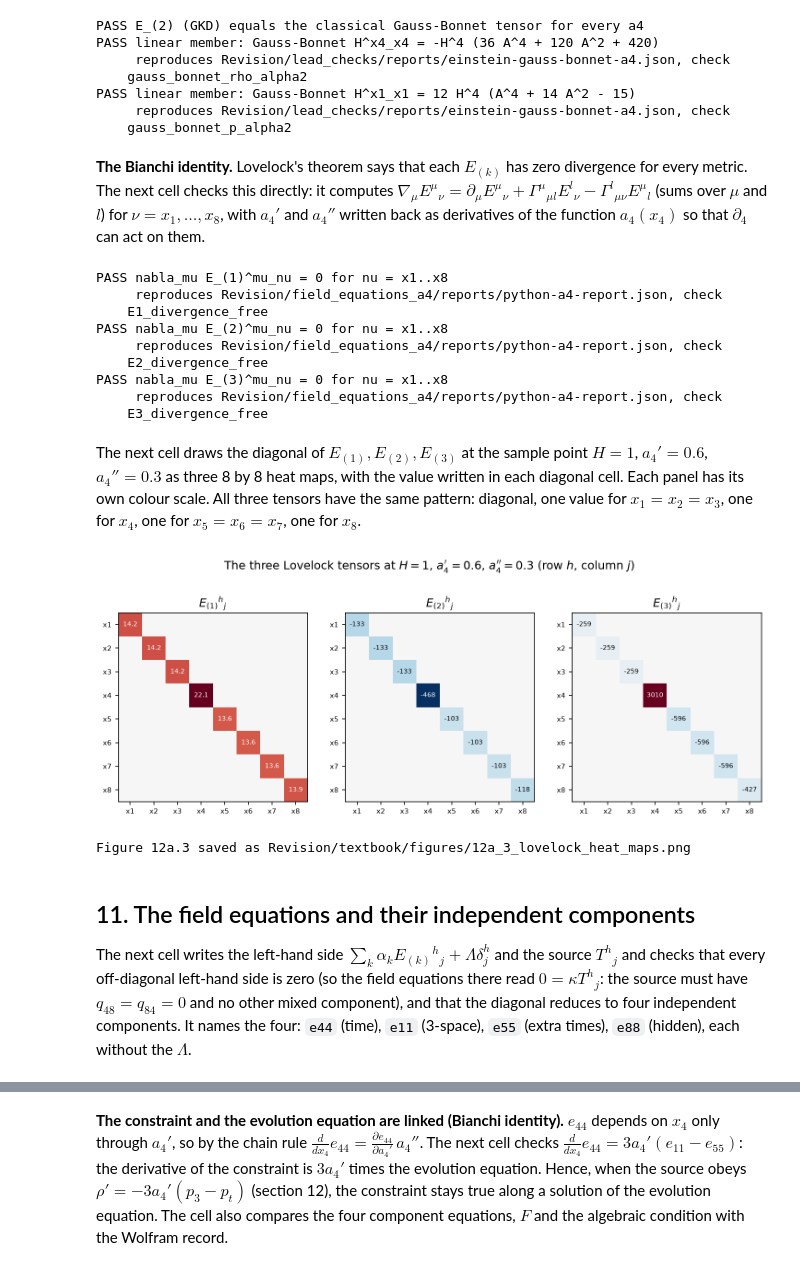
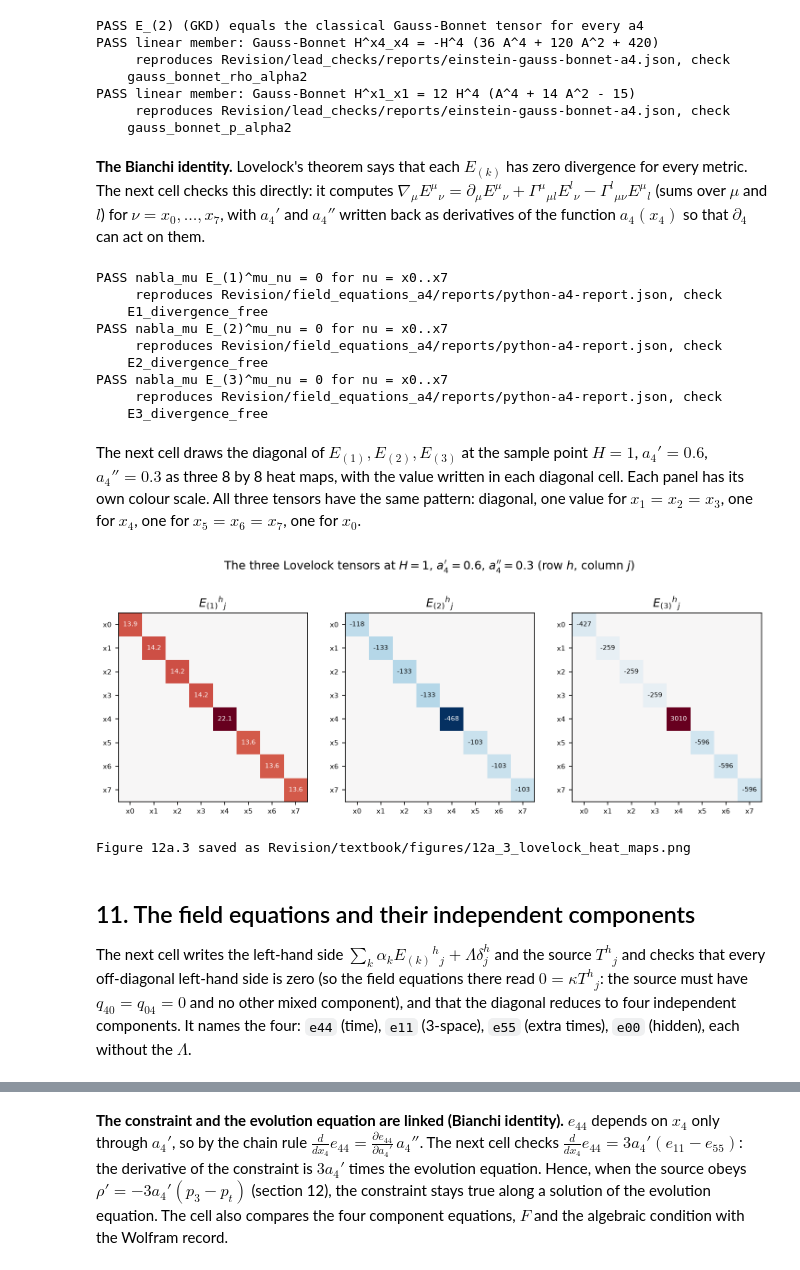
Before and after one commit to once-ere/Dirac_claude, a Jupyter notebook: Revision/textbook/notebooks/12a_a4_field_equations.ipynb, the cells around one changed output, grey strips where cells are left out. Cells and saved outputs as stored; diff of their text form; code cells hidden in the pictures.

```diff
--- a/Revision/textbook/notebooks/12a_a4_field_equations.ipynb
+++ b/Revision/textbook/notebooks/12a_a4_field_equations.ipynb
@@ -873,10 +873,10 @@ checks that symmetry.
 # %%
 def d(expr, mu):
     """The partial derivative of expr with respect to the coordinate at position
-    mu (0..7 for x1..x8); d/dx8 = 6 H d/dz by the chain rule."""
-    if mu == 3:
+    mu (0..7 for x0..x7); d/dx0 = 6 H d/dz by the chain rule."""
+    if mu == 4:
         return sp.diff(expr, x4)
-    if mu == 7:
+    if mu == 0:
         return 6 * H * sp.diff(expr, z)
     return sp.Integer(0)  # nothing depends on x1, x2, x3, x5, x6, x7
 
@@ -1311,16 +1311,20 @@ lovelock_json = read_json(LOVELOCK)
 for k in (1, 2, 3):
     Ek = E[k]
     structure = (all(Ek[h][j] == 0 for h in range(N) for j in range(N) if h != j)
-                 and Ek[0][0] == Ek[1][1] == Ek[2][2]
-                 and Ek[4][4] == Ek[5][5] == Ek[6][6]
+                 and Ek[1][1] == Ek[2][2] == Ek[3][3]
+                 and Ek[5][5] == Ek[6][6] == Ek[7][7]
                  and not any(Ek[h][h].has(cz) for h in range(N)))
-    reproduces(structure, f"E_({k}) diagonal, free of x8, isotropic in each group",
+    reproduces(structure, f"E_({k}) diagonal, free of x0, isotropic in each group",
                PY, f"P{k}_structure")
     trace = sp.expand(sum(P[k][h][h] for h in range(N)) - (8 - 2 * k) * Lscalar[k])
     reproduces(trace == 0, f"trace identity sum_h P_({k})^h_h = (8 - {2 * k}) L_({k})",
                PY, f"P{k}_trace_identity")
-    text = lovelock_json[f"L{k}"].replace("Derivative[1][a4][x4]", "ad1")
-    rust = sp.sympify(text.replace("^", "**"), locals={"H": H, "ad1": ad1})
+    text = (lovelock_json[f"L{k}"].replace("Derivative[1][a4][x4]", "ad1")
+            .replace("Derivative[2][a4][x4]", "ad2"))
+    for b4_text, value in (("Derivative[2][b4][x4]", "0"),
+                           ("Derivative[1][b4][x4]", "0"), ("b4[x4]", "1")):
+        text = text.replace(b4_text, value)  # the record at b4 = 1
+    rust = sp.sympify(text.replace("^", "**"), locals={"H": H, "ad1": ad1, "ad2": ad2})
     reproduces(sp.expand(rust - Lscalar[k]) == 0,
                f"L_({k}) equals the Rust GKD program", PY, f"L{k}_equals_gkd_branch")
 # %% [output]
@@ -1357,8 +1366,10 @@ def from_monomials(monomials):
     """A component of the Rust record as a sympy expression."""
     total = sp.Integer(0)
     for numerator, denominator, exponents in monomials:
-        term = sp.Rational(numerator, denominator)
-        for symbol, power in zip(symbols_of_monomial, exponents):
+        if any(exponents[9:13]):  # a derivative of b4: zero at b4 = 1
+            continue
+        term = sp.Rational(numerator, denominator)  # b4^(1/2) = 1 (exponent 8)
+        for symbol, power in zip(symbols_of_monomial, exponents[:8]):
             term *= symbol ** power
         total += term
     return total
@@ -1379,8 +1390,8 @@ def parse(text, names=None):
     return sp.sympify(text.replace("^", "**"), locals=names or LOCALS)
 
 
-POSITIONS = {"x1x1": (0, 0), "x4x4": (3, 3), "x5x5": (4, 4), "x8x8": (7, 7),
-             "x4x8": (3, 7), "x8x4": (7, 3)}
+POSITIONS = {"x1x1": (1, 1), "x4x4": (4, 4), "x5x5": (5, 5), "x0x0": (0, 0),
+             "x4x0": (4, 0), "x0x4": (0, 4)}
 same = all(sp.expand(parse(equations_json["lovelockTensors"][f"E{k}"][key]["input"])
                      - E[k][h][j]) == 0
            for k in (1, 2, 3) for key, (h, j) in POSITIONS.items())
@@ -1459,11 +1470,11 @@ PASS linear member: Gauss-Bonnet H^x1_x1 = 12 H^4 (A^4 + 14 A^2 - 15)
 divergence for every metric. The next cell checks this directly: it computes
 $\nabla_\mu E^\mu{}_\nu = \partial_\mu E^\mu{}_\nu + \Gamma^\mu{}_{\mu l}
 E^l{}_\nu - \Gamma^l{}_{\mu\nu} E^\mu{}_l$ (sums over $\mu$ and $l$) for
-$\nu = x_1, \dots, x_8$, with $a_4'$ and $a_4''$ written back as derivatives of
+$\nu = x_0, \dots, x_7$, with $a_4'$ and $a_4''$ written back as derivatives of
 the function $a_4(x_4)$ so that $\partial_4$ can act on them.
 # %%
 def divergence(T):
-    """nabla_mu T^mu_nu of a mixed tensor T (8 x 8 list), for nu = x1..x8."""
+    """nabla_mu T^mu_nu of a mixed tensor T (8 x 8 list), for nu = x0..x7."""
     return [clean(sum(d(T[m][n], m) for m in range(N))
                   + sum(Gamma[m][m][l] * T[l][n] for m in range(N) for l in range(N))
                   - sum(Gamma[l][m][n] * T[m][l] for m in range(N) for l in range(N)))
@@ -1475,16 +1486,16 @@ for k in (1, 2, 3):
     Ek_functions = [[E[k][h][j].subs(AS_FUNCTIONS) for j in range(N)]
                     for h in range(N)]
     reproduces(all(value == 0 for value in divergence(Ek_functions)),
-               f"nabla_mu E_({k})^mu_nu = 0 for nu = x1..x8",
+               f"nabla_mu E_({k})^mu_nu = 0 for nu = x0..x7",
                PY, f"E{k}_divergence_free")
 # %% [output]
-PASS nabla_mu E_(1)^mu_nu = 0 for nu = x1..x8
+PASS nabla_mu E_(1)^mu_nu = 0 for nu = x0..x7
      reproduces Revision/field_equations_a4/reports/python-a4-report.json, check
     E1_divergence_free
-PASS nabla_mu E_(2)^mu_nu = 0 for nu = x1..x8
+PASS nabla_mu E_(2)^mu_nu = 0 for nu = x0..x7
      reproduces Revision/field_equations_a4/reports/python-a4-report.json, check
     E2_divergence_free
-PASS nabla_mu E_(3)^mu_nu = 0 for nu = x1..x8
+PASS nabla_mu E_(3)^mu_nu = 0 for nu = x0..x7
      reproduces Revision/field_equations_a4/reports/python-a4-report.json, check
     E3_divergence_free
 # %% [markdown]
@@ -1492,41 +1503,41 @@ The next cell draws the diagonal of $E_{(1)}, E_{(2)}, E_{(3)}$ at the sample po
 $H = 1$, $a_4' = 0.6$, $a_4'' = 0.3$ as three 8 by 8 heat maps, with the value
 written in each diagonal cell. Each panel has its own colour scale. All three
 tensors have the same pattern: diagonal, one value for $x_1 = x_2 = x_3$, one for
-$x_4$, one for $x_5 = x_6 = x_7$, one for $x_8$.
+$x_4$, one for $x_5 = x_6 = x_7$, one for $x_0$.
 # %%
 fig, axes = plt.subplots(1, 3, figsize=(12.0, 4.4))
 for ax, k in zip(axes, (1, 2, 3)):
     values = np.array([[float(E[k][h][j].subs(SAMPLE)) for j in range(N)]
                        for h in range(N)])
     scale = np.abs(values).max()
     ax.imshow(values, cmap="RdBu_r", vmin=-scale, vmax=scale)
     for h in range(N):  # write each diagonal value into its cell
         value = values[h, h]
         text = f"{value:.0f}" if abs(value) >= 100 else f"{value:.1f}"
         ink = "white" if abs(value) > 0.6 * scale else "black"  # readable on dark
         ax.text(h, h, text, ha="center", va="center", fontsize=6.5, color=ink)
     ax.set_xticks(range(N))
     ax.set_xticklabels(NAMES, fontsize=7)
     ax.set_yticks(range(N))
     ax.set_yticklabels(NAMES, fontsize=7)
     ax.grid(False)
     ax.set_title(f"$E_{{({k})}}{{}}^h{{}}_j$")
 fig.suptitle("The three Lovelock tensors at $H=1$, $a_4'=0.6$, $a_4''=0.3$ "
              "(row $h$, column $j$)")
 save_figure(fig, "lovelock_heat_maps",
             "The three Lovelock tensors $E_{(1)}$ (the Einstein tensor), $E_{(2)}$ "
             "(the Gauss-Bonnet tensor) and $E_{(3)}$ of the author's metric as 8 by "
-            "8 tables, row $h$ and column $j$ running over $x_1$ to $x_8$, evaluated "
+            "8 tables, row $h$ and column $j$ running over $x_0$ to $x_7$, evaluated "
             "at $H = 1$, $a_4' = 0.6$, $a_4^{\\prime\\prime} = 0.3$; the colour is "
             "the value (each panel with its own scale, red positive, blue negative, "
             "white zero) and "
             "the number in each diagonal cell is the value (one decimal below 100, "
             "a whole number above). All off-diagonal entries are zero, and each "
             "tensor has only four different diagonal values: one for 3-space, one "
             "for the time, one for the extra times and one for the hidden "
             "direction.")
 # %% [output]
-[figure, old version]
+[figure, new version]
 Figure 12a.3 saved as Revision/textbook/figures/12a_3_lovelock_heat_maps.png
 # %% [markdown]
 ## 11. The field equations and their independent components
@@ -1534,10 +1545,10 @@ Figure 12a.3 saved as Revision/textbook/figures/12a_3_lovelock_heat_maps.png
 The next cell writes the left-hand side
 $\sum_k \alpha_k E_{(k)}{}^h{}_j + \Lambda\delta^h_j$ and the source $T^h{}_j$ and
 checks that every off-diagonal left-hand side is zero (so the field equations
-there read $0 = \kappa T^h{}_j$: the source must have $q_{48} = q_{84} = 0$ and no
+there read $0 = \kappa T^h{}_j$: the source must have $q_{40} = q_{04} = 0$ and no
 other mixed component), and that the diagonal reduces to four independent
 components. It names the four: `e44` (time), `e11` (3-space), `e55` (extra times),
-`e88` (hidden), each without the $\Lambda$.
+`e00` (hidden), each without the $\Lambda$.
 # %%
 alpha1, alpha2, alpha3 = sp.symbols("alpha1 alpha2 alpha3", real=True)
 Lam, kappa = sp.symbols("Lam kappa", real=True)  # Lambda and kappa
```
Also changed, not shown: parts of 38 cells of this notebook, 26 other files.
